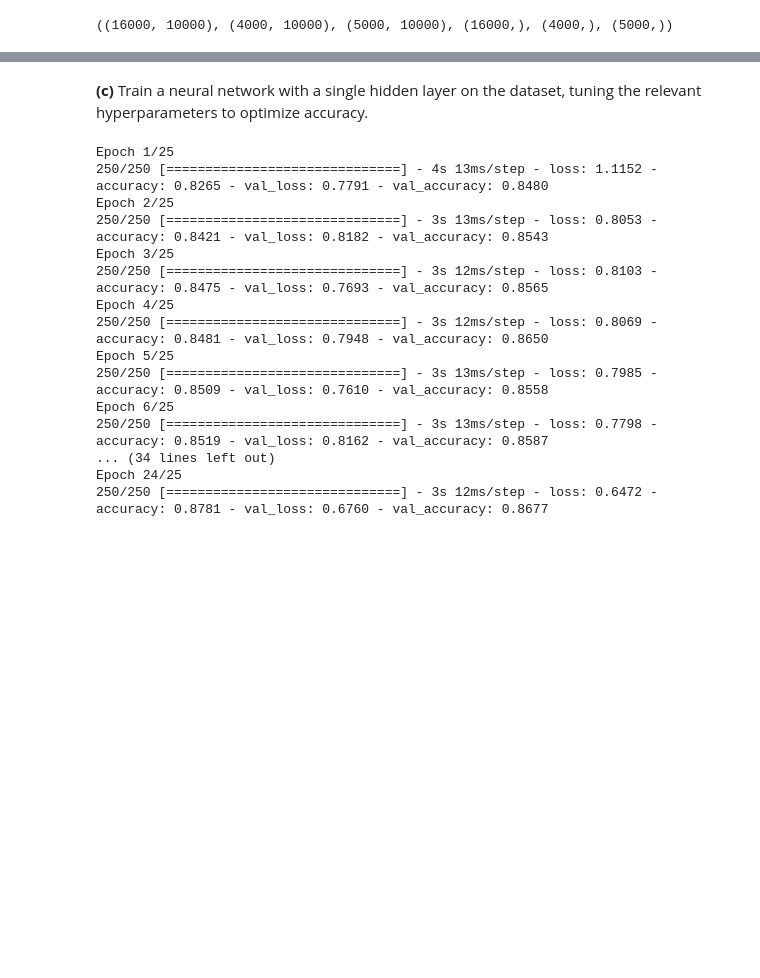
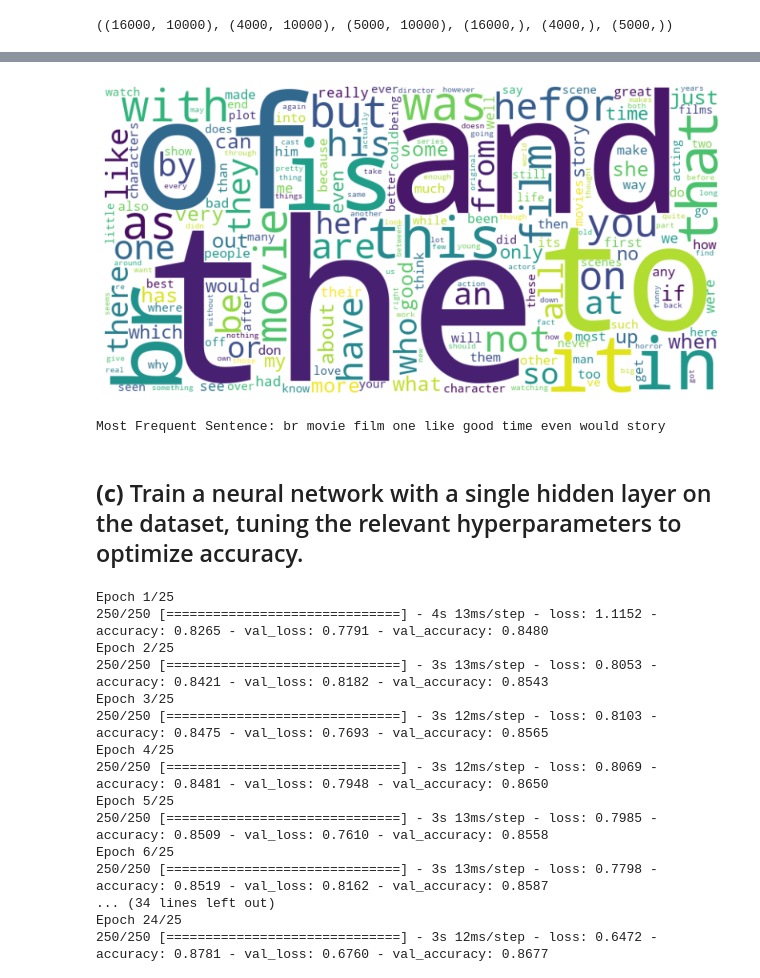
Before and after one commit to adamhalama/mal1y, a Jupyter notebook: assignment-5/src/assignment-5-answer.ipynb, the cells around one changed output, grey strips where cells are left out. Drawn from its saved outputs; the diff is of its cells as text; code cells hidden in the pictures; blank space fills up the shorter version.

```diff
--- a/assignment-5/src/assignment-5-answer.ipynb
+++ b/assignment-5/src/assignment-5-answer.ipynb
@@ -270,5 +341,34 @@ X_test_dense = X_test.toarray()
+# %%
+from wordcloud import WordCloud
+
+# Generate a word cloud
+wordcloud = WordCloud(background_color='white', width=800, height=400, max_words=200).generate_from_frequencies(dict(words_freq))
+
+# Plot
+plt.figure(figsize=(10, 5))
+plt.imshow(wordcloud, interpolation='bilinear')
+plt.axis('off')
+plt.show()
+# %% [output]
+[figure, added]
+# %%
+# Statistically the most frequent sentence assembled from the most used words
+
+from nltk.corpus import stopwords
+
+# Load English stopwords
+stop_words = set(stopwords.words('english'))
+
+# Get the most frequent words excluding stopwords
+filtered_words = [word for word in sorted_freq_dict if word not in stop_words]
+
+# Construct a sentence - this is arbitrary and for demonstration
+most_freq_sentence = ' '.join(filtered_words[:10])
+print("Most Frequent Sentence:", most_freq_sentence)
+# %% [output]
+Most Frequent Sentence: br movie film one like good time even would story
 # %% [markdown]
-**(c)** Train a neural network with a single hidden layer on the dataset, tuning the relevant hyperparameters to optimize accuracy.
+## **(c)** Train a neural network with a single hidden layer on the dataset, tuning the relevant hyperparameters to optimize accuracy.
 # %%
 # Training
 
```
Also changed, not shown: parts of 9 cells of this notebook.
